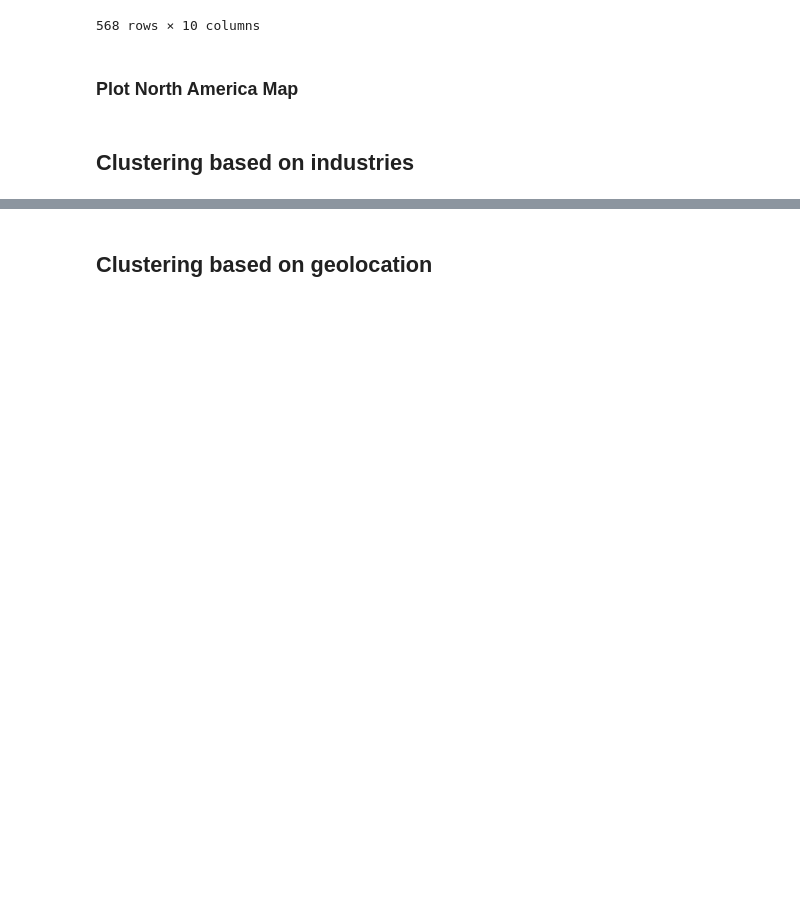
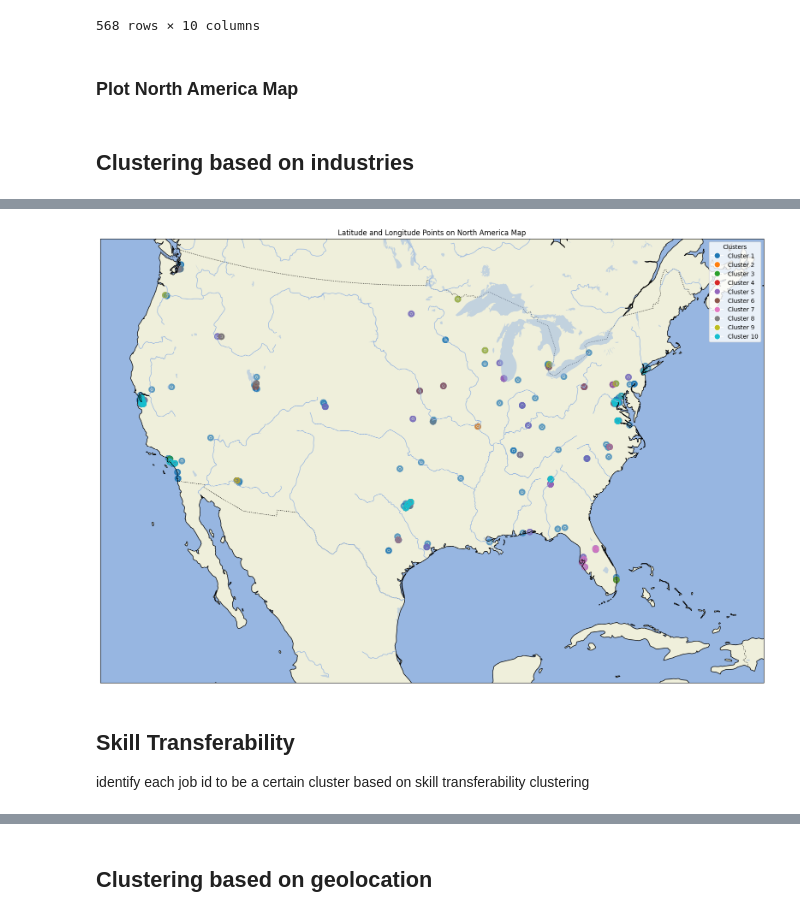
Before and after one commit to whleng/18755-project, a Jupyter notebook: regional_analysis/locations_visualizations.ipynb, the cells around one changed output, grey strips where cells are left out. Drawn from its saved outputs; the diff is of its cells as text; code cells hidden in the pictures; blank space fills up the shorter version.

```diff
--- a/regional_analysis/locations_visualizations.ipynb
+++ b/regional_analysis/locations_visualizations.ipynb
@@ -303 +301,5 @@ industry_id
 Name: count, dtype: int64
+# %%
+# Filter out the top 10 industries
+top_10_industry_ids = df_postings_final['industry_id'].value_counts().head(10).index
+filtered_df = df_postings_final[df_postings_final['industry_id'].isin(top_10_industry_ids)]
@@ -303,0 +311,7 @@ Name: count, dtype: int64
+# %%
+id_mapping = {old_id: new_id for new_id, old_id in enumerate(unique_ids, start=1)}
+
+# Apply the mapping to the DataFrame
+filtered_df['cluster_id'] = filtered_df['industry_id'].map(id_mapping)
+
+filtered_df['cluster_id'].value_counts()
@@ -303,0 +336,7 @@ Name: count, dtype: int64
+# %%
+plot_north_america(filtered_df)
+# %% [output]
+[figure, added]
+# %% [markdown]
+## Skill Transferability
+identify each job id to be a certain cluster based on skill transferability clustering
```
Also changed, not shown: parts of 14 cells of this notebook, 3 other files.
